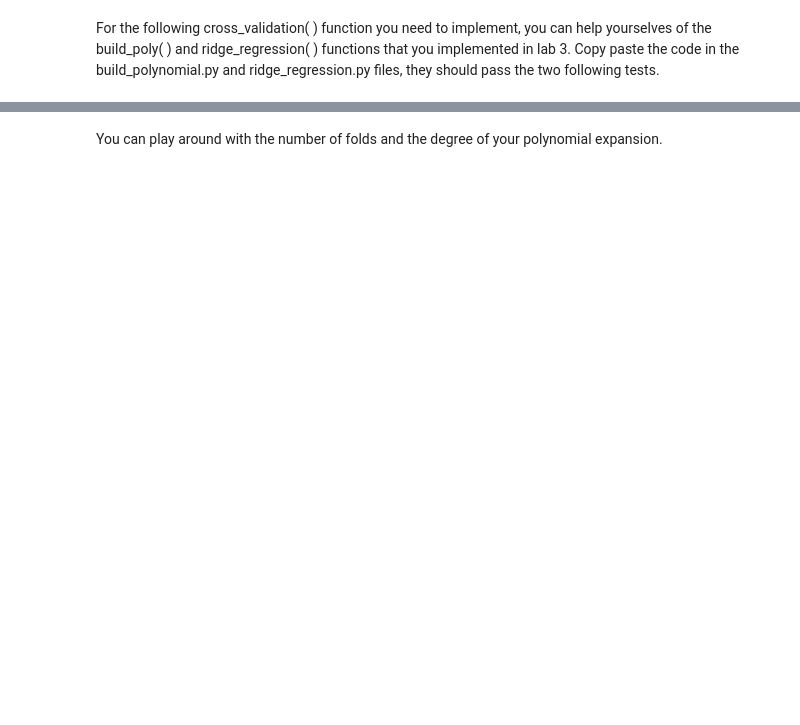
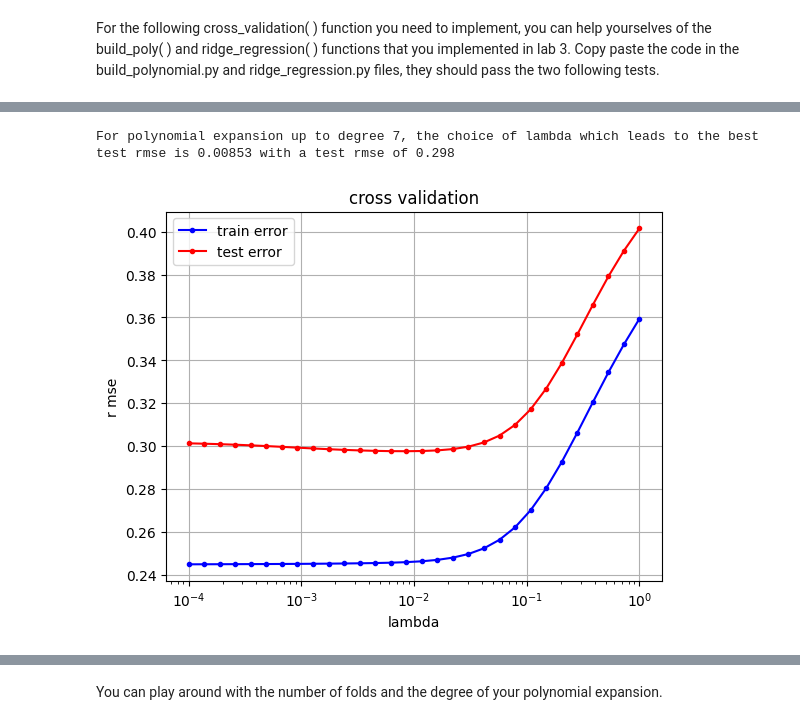
Before and after one commit to MarkoStc/ML_course, a Jupyter notebook: labs/ex04/template/ex04.ipynb, the cells around one changed output, grey strips where cells are left out. Saved outputs shown, nothing was run; the diff lists cells and outputs as text; code cells hidden in the pictures; blank space fills up the shorter version.

```diff
--- a/labs/ex04/template/ex04.ipynb
+++ b/labs/ex04/template/ex04.ipynb
@@ -77,23 +85,29 @@ def cross_validation(y, x, k_indices, k, lambda_, degree):
     # ***************************************************
     # INSERT YOUR CODE HERE
     # get k'th subgroup in test, others in train: TODO
+    test_ind = k_indices[k]
+    train_ind = k_indices[np.arange(len(k_indices)) != k].flatten()
+    #print(test_ind, train_ind)
+    x_train, y_train = x[train_ind], y[train_ind]
+    x_test, y_test = x[test_ind], y[test_ind]
     # ***************************************************
-    raise NotImplementedError
     # ***************************************************
-    # INSERT YOUR CODE HERE
-    # form data with polynomial degree: TODO
+    x_poly_train = build_poly(x_train, degree)
+    x_poly_test = build_poly(x_test, degree)
     # ***************************************************
-    raise NotImplementedError
     # ***************************************************
     # INSERT YOUR CODE HERE
     # ridge regression: TODO
+    #print(y_train, x_poly_train, lambda_)
+    w = ridge_regression(y_train, x_poly_train, lambda_)
+    #print("w is " , w)
     # ***************************************************
-    raise NotImplementedError
     # ***************************************************
     # INSERT YOUR CODE HERE
     # calculate the loss for train and test data: TODO
+    loss_tr = np.sqrt(2 * compute_mse(y_train, x_poly_train, w))
+    loss_te = np.sqrt(2 * compute_mse(y_test, x_poly_test, w))
     # ***************************************************
-    raise NotImplementedError
     return loss_tr, loss_te
 # %%
 # can lead to a numerical error if you use an older version than Python 3.9
@@ -109,35 +134,49 @@ def cross_validation_demo(degree, k_fold, lambdas):
         degree: integer, degree of the polynomial expansion
         k_fold: integer, the number of folds
         lambdas: shape = (p, ) where p is the number of values of lambda to test
     Returns:
         best_lambda : scalar, value of the best lambda
         best_rmse : scalar, the associated root mean squared error for the best lambda
     """
 
     seed = 12
     degree = degree
     k_fold = k_fold
     lambdas = lambdas
     # split data in k fold
     k_indices = build_k_indices(y, k_fold, seed)
     # define lists to store the loss of training data and test data
     rmse_tr = []
     rmse_te = []
     # ***************************************************
     # INSERT YOUR CODE HERE
     # cross validation over lambdas: TODO
+    best_rmse = np.inf
+    for lambda_ in lambdas:
+        rmse_tr_cv =  []
+        rmse_te_cv = []
+        for k in range(k_fold):
+            rmse_tr_fold, rmse_te_fold = cross_validation(y, x, k_indices, k, lambda_, degree)
+            rmse_tr_cv.append(rmse_tr_fold)
+            rmse_te_cv.append(rmse_te_fold)
+        if np.mean(rmse_te_cv) < best_rmse:
+            best_rmse = np.mean(rmse_te_cv)
+            best_lambda = lambda_
+        rmse_tr.append(np.mean(rmse_tr_cv))
+        rmse_te.append(np.mean(rmse_te_cv))
     # ***************************************************
-    raise NotImplementedError
-
     cross_validation_visualization(lambdas, rmse_tr, rmse_te)
     print(
         "For polynomial expansion up to degree %.f, the choice of lambda which leads to the best test rmse is %.5f with a test rmse of %.3f"
         % (degree, best_lambda, best_rmse)
     )
     return best_lambda, best_rmse
 
 
 best_lambda, best_rmse = cross_validation_demo(7, 4, np.logspace(-4, 0, 30))
+# %% [output]
+For polynomial expansion up to degree 7, the choice of lambda which leads to the best test rmse is 0.00853 with a test rmse of 0.298
+[figure, added]
 # %% [markdown]
 Your output should look like this for seed = 12, degree = 7 and k_fold = 4:
 
```
Also changed, not shown: parts of 10 cells of this notebook, 3 other files.
